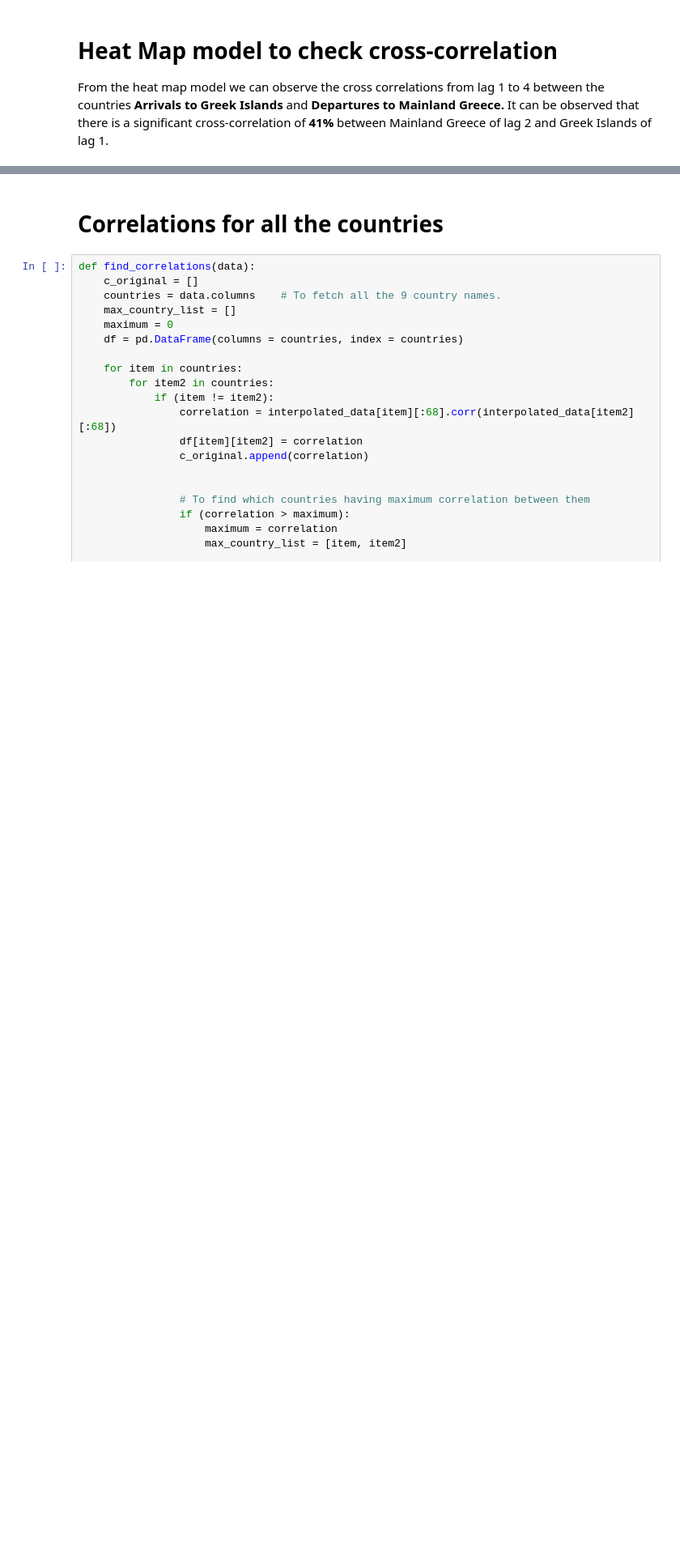
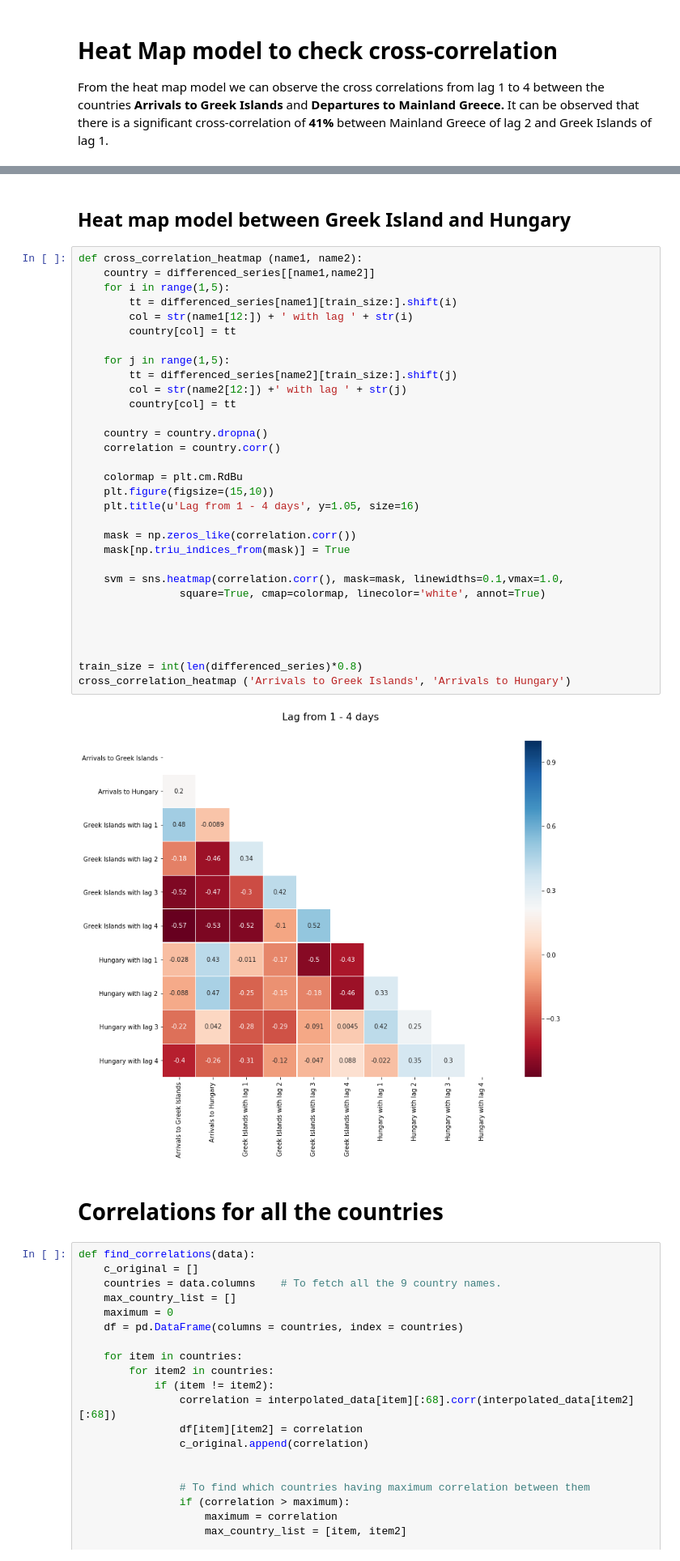
Before and after one commit to manojhuilgol/Data-Science-Lab---SoSe-2019---Time-series-Forecast-using-UNHCR-data, a Jupyter notebook: data_preprocessing.ipynb, the cells around one changed output, grey strips where cells are left out. Shown at 81% size. Saved outputs shown, nothing was run; the diff lists cells and outputs as text; blank space fills up the shorter version.

```diff
--- a/data_preprocessing.ipynb
+++ b/data_preprocessing.ipynb
@@ -538,3 +539,38 @@ cross_correlation_heatmap ('Arrivals to Greek Islands', 'Departures to mainland
+# %% [markdown]
+## Heat map model between Greek Island and Hungary
+# %%
+def cross_correlation_heatmap (name1, name2):
+    country = differenced_series[[name1,name2]]
+    for i in range(1,5):
+        tt = differenced_series[name1][train_size:].shift(i)
+        col = str(name1[12:]) + ' with lag ' + str(i)
+        country[col] = tt
+
+    for j in range(1,5):
+        tt = differenced_series[name2][train_size:].shift(j)
+        col = str(name2[12:]) +' with lag ' + str(j)
+        country[col] = tt
+
+    country = country.dropna()
+    correlation = country.corr()
+
+    colormap = plt.cm.RdBu
+    plt.figure(figsize=(15,10))
+    plt.title(u'Lag from 1 - 4 days', y=1.05, size=16)
+
+    mask = np.zeros_like(correlation.corr())
+    mask[np.triu_indices_from(mask)] = True
+
+    svm = sns.heatmap(correlation.corr(), mask=mask, linewidths=0.1,vmax=1.0,
+                square=True, cmap=colormap, linecolor='white', annot=True)
+
+
+
+
+train_size = int(len(differenced_series)*0.8)
+cross_correlation_heatmap ('Arrivals to Greek Islands', 'Arrivals to Hungary')
+# %% [output]
+[figure, added]
 # %% [markdown]
 # Correlations for all the countries
 # %%
```
Also changed, not shown: parts of 2 cells of this notebook.
